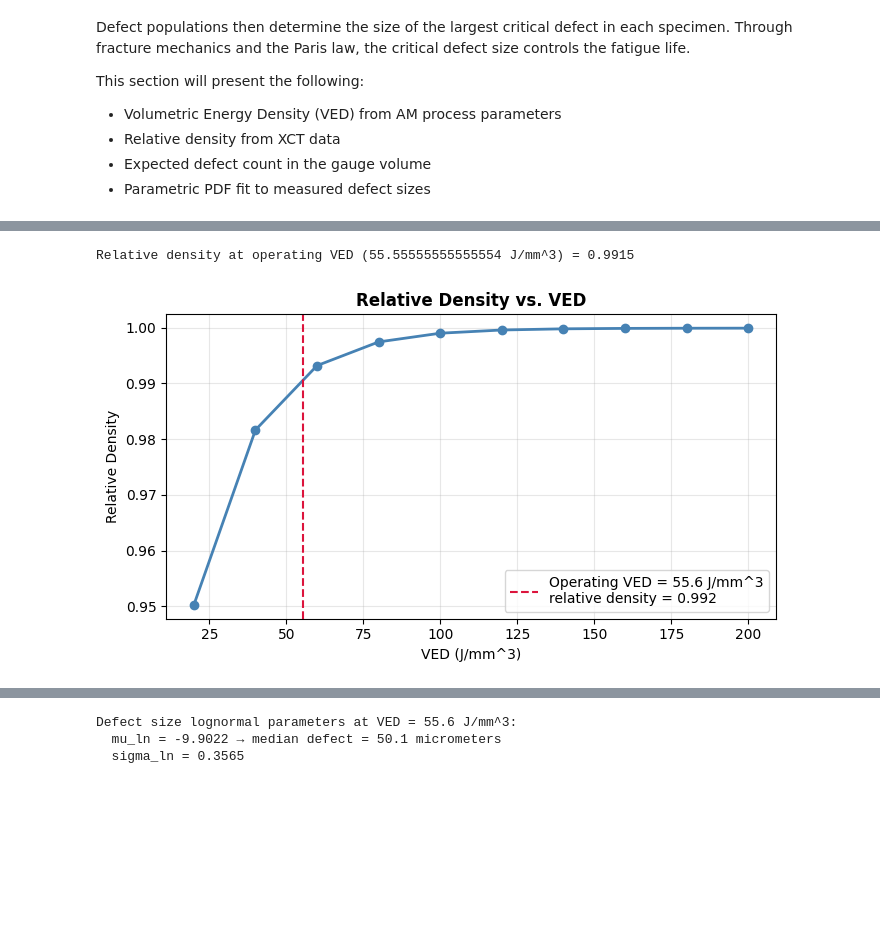
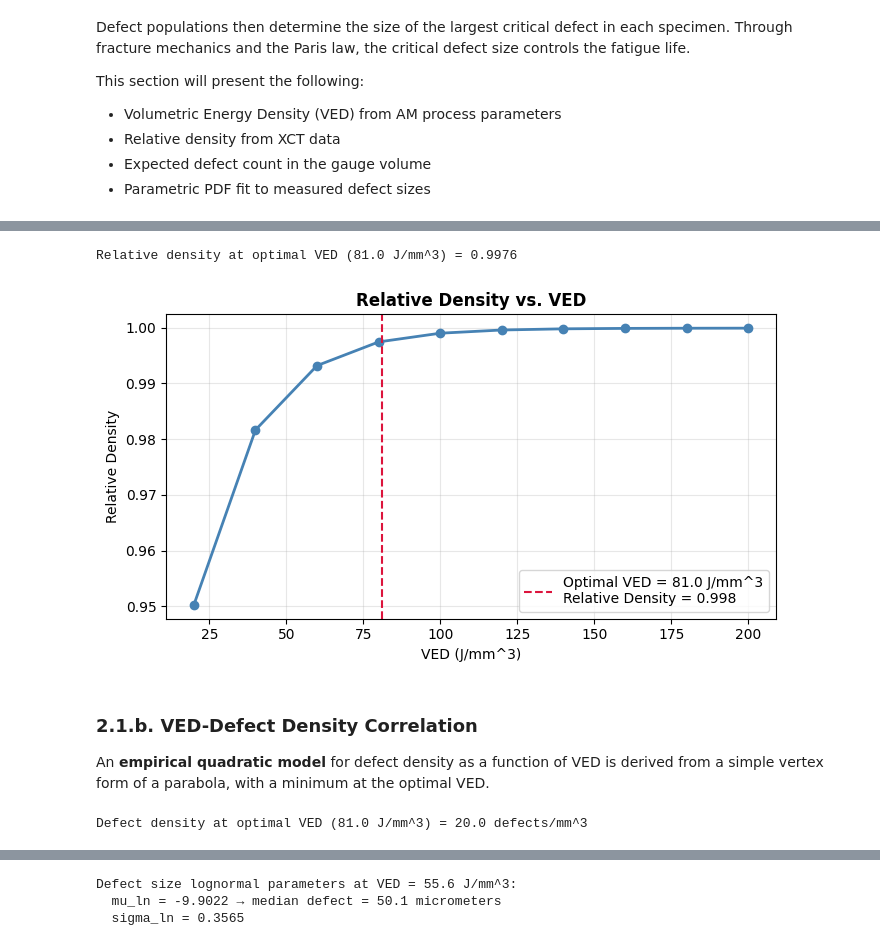
Before and after one commit to jessk816/pinn, a Jupyter notebook: models/paris/workflow_2.ipynb, the cells around one changed output, grey strips where cells are left out. Drawn from its saved outputs; the diff is of its cells as text; code cells hidden in the pictures; blank space fills up the shorter version.

Commit message:
defect density

```diff
--- a/models/paris/workflow_2.ipynb
+++ b/models/paris/workflow_2.ipynb
@@ -172,24 +170,16 @@ For expected relative density vs. VED curve: Park, H. et al. (2024).
 # %%
-# define function for relative density model
+# define function to calculate relative density
 def rel_density(VED):
-    # U-shaped defect density curve
-    # empirical quadratic model, Taylor expansion
-    #rho = rho_min + alpha * (VED - VED_opt)**2
-    #rho = rho_max * np.exp(-(VED-VED_opt)**2 / (2 * std_dev**2))
-
     #rel_d = rd_max - alpha * (VED - VED_opt)**2
     #rel_d = rd_min + (rd_max - rd_min) / (1 + np.exp(-k * (VED - VED_opt)))
     rel_d = rd_max - (rd_max - rd_min) * np.exp(-k * VED)
 
     return rel_d
 
-#rho_def_opt = rel_density(VED_opt)    # defect density at optimal VED
-rel_d_op = rel_density(VED_op)        # relative density at operating VED
-
-#print(f"Defect density at optimal VED ({VED_op} J/mm^3) = {rho_def_opt:.1f} defects/mm^3")
-print(f"Relative density at operating VED ({VED_op} J/mm^3) = {rel_d_op:.4f}")
+rel_d_opt = rel_density(VED_opt)        # relative density at optimal VED
+print(f"Relative density at optimal VED ({VED_opt} J/mm^3) = {rel_d_opt:.4f}")
 # %% [output]
-Relative density at operating VED (55.55555555555554 J/mm^3) = 0.9915
+Relative density at optimal VED (81.0 J/mm^3) = 0.9976
 # %%
 VED_sweep = [20, 40, 60, 80, 100, 120, 140, 160, 180, 200]  # VED range for sweep [J/mm^3]
 
@@ -201,23 +191,26 @@ for VED_i in VED_sweep:
 # %%
 fig, ax = plt.subplots(figsize=(7, 4))
 ax.plot(VED_sweep, rel_d_sweep, marker='o', color="steelblue", linewidth=2)
 
 # add line indicating operating defect density
-ax.axvline(VED_op, color="crimson",
+ax.axvline(VED_opt, color="crimson",
            linestyle="--", linewidth=1.5,
-           label=f"Operating VED = {VED_op:.1f} J/mm^3\nrelative density = {rel_d_op:.3f}")
+           label=f"Optimal VED = {VED_opt:.1f} J/mm^3\nRelative Density = {rel_d_opt:.3f}")
 
 # axes labels, title, legend, grid
 ax.set_title("Relative Density vs. VED", fontweight="bold")
 ax.set_xlabel("VED (J/mm^3)")
 ax.set_ylabel("Relative Density")
 
 # legend, grid
 ax.legend()
 ax.grid(alpha=0.3)
 
 plt.tight_layout()
-plt.savefig("graphs/2_VED_rho.png", dpi=150)
+plt.savefig("graphs/2_VED_reld.png", dpi=150)
 plt.show()
 # %% [output]
-[figure, old version]
+[figure, new version]
+# %% [markdown]
+### 2.1.b. VED-Defect Density Correlation
+An **empirical quadratic model** for defect density as a function of VED is derived from a simple vertex form of a parabola, with a minimum at the optimal VED.
@@ -223,0 +224,16 @@ plt.show()
+# %%
+# define a function to calculate the defect density as a function of VED
+def defect_density(VED):
+    # empirical quadratic model, Taylor expansion
+    #rho = rho_max * np.exp(-(VED-VED_opt)**2 / (2 * std_dev**2)) # gives upside down U-shaped curve, max not at VED_opt
+    #rho = rho_min + alpha * (VED - VED_opt)**2      # gives U-shaped curve, min not at VED_opt
+
+    # y = a(x-h)^2 + k
+    rho = alpha * (VED - VED_opt)**2 + rho_opt
+
+    return rho
+
+rho_opt = defect_density(VED_opt)    # defect density at optimal VED
+print(f"Defect density at optimal VED ({VED_opt} J/mm^3) = {rho_opt:.1f} defects/mm^3")
+# %% [output]
+Defect density at optimal VED (81.0 J/mm^3) = 20.0 defects/mm^3
```
Also changed, not shown: parts of 31 cells of this notebook, 9 other files.
